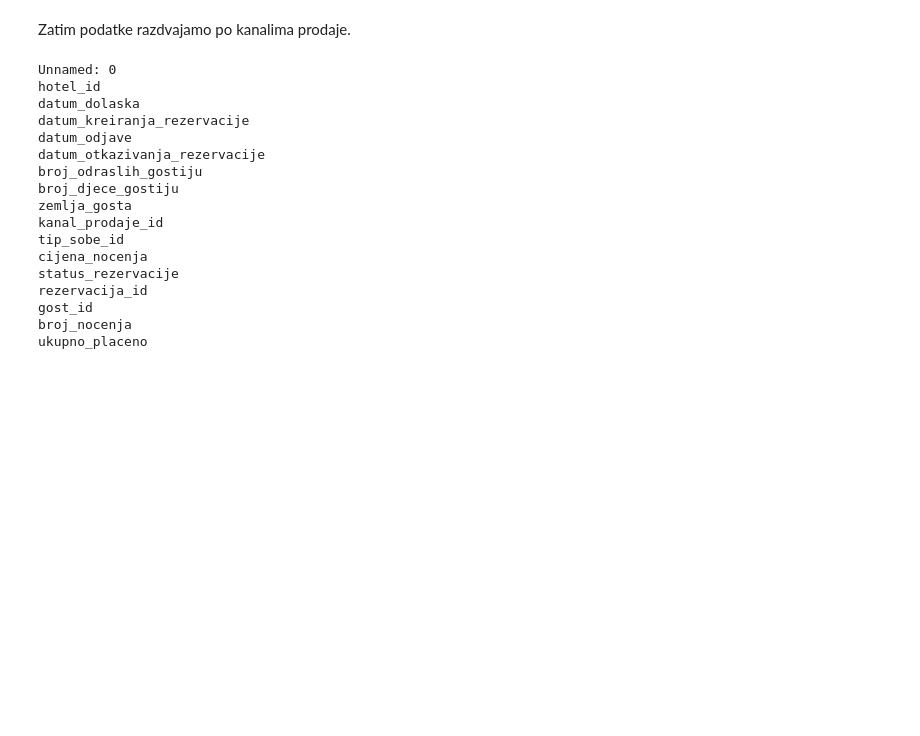
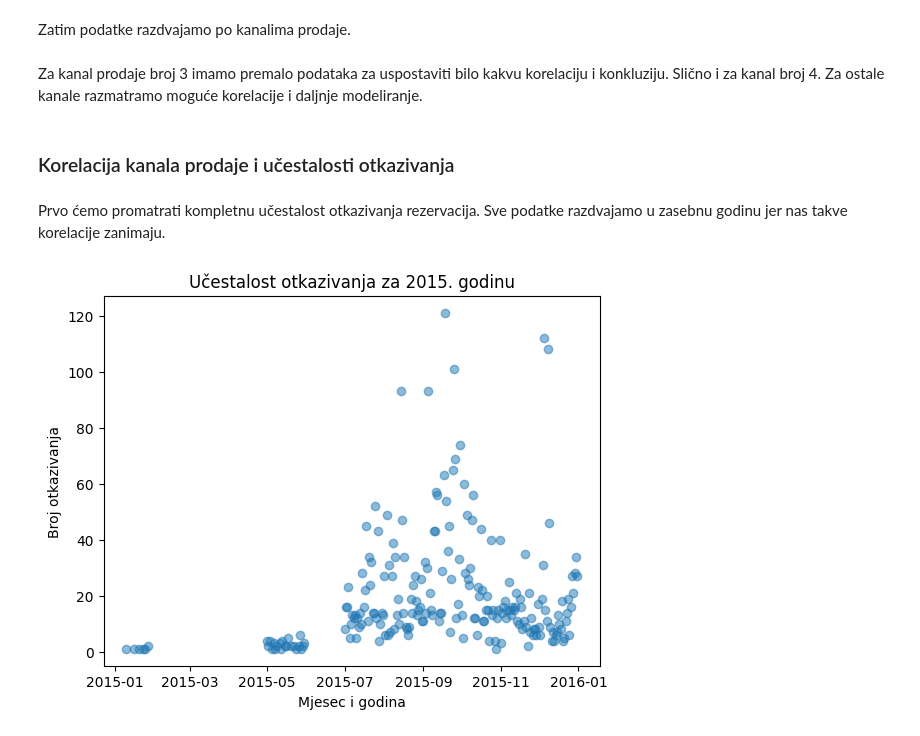
Before and after one commit to Matija-Kukic/lumen, a Jupyter notebook: data_cleanup/processing/processing_by_salesChannel/salesChannel_processing.ipynb, the cells around one changed output. Saved outputs shown, nothing was run; the diff lists cells and outputs as text; code cells hidden in the pictures; blank space fills up the shorter version.

```diff
--- a/data_cleanup/processing/processing_by_salesChannel/salesChannel_processing.ipynb
+++ b/data_cleanup/processing/processing_by_salesChannel/salesChannel_processing.ipynb
@@ -18,7 +19,10 @@ filePath = str(path)
 filePath += "/cleaned_data.csv"
 #print(filePath)
 dataFrame = pd.read_csv(filePath)
-#dataFrame.info()
+dataFrame["datum_dolaska"] = pd.to_datetime(dataFrame["datum_dolaska"]).dt.date
+dataFrame["datum_kreiranja_rezervacije"] = pd.to_datetime(dataFrame["datum_kreiranja_rezervacije"]).dt.date
+dataFrame["datum_otkazivanja_rezervacije"] = pd.to_datetime(dataFrame["datum_otkazivanja_rezervacije"]).dt.date
+dataFrame.info()
 # %% [output]
 <class 'pandas.core.frame.DataFrame'>
 RangeIndex: 93962 entries, 0 to 93961
@@ -68,21 +74,38 @@ ax.bar(labels, values)
 # %% [markdown]
 Zatim podatke razdvajamo po kanalima prodaje.
 # %%
+dfSalesChannel0 = dataFrame[dataFrame["kanal_prodaje_id"] == 0]
+dfSalesChannel1 = dataFrame[dataFrame["kanal_prodaje_id"] == 1]
+dfSalesChannel2 = dataFrame[dataFrame["kanal_prodaje_id"] == 2]
+dfSalesChannel3 = dataFrame[dataFrame["kanal_prodaje_id"] == 3]
+dfSalesChannel4 = dataFrame[dataFrame["kanal_prodaje_id"] == 4]
-# %% [output]
-Unnamed: 0
-hotel_id
-datum_dolaska
-datum_kreiranja_rezervacije
-datum_odjave
-datum_otkazivanja_rezervacije
-broj_odraslih_gostiju
-broj_djece_gostiju
-zemlja_gosta
-kanal_prodaje_id
-tip_sobe_id
-cijena_nocenja
-status_rezervacije
-rezervacija_id
-gost_id
-broj_nocenja
-ukupno_placeno
+# %% [markdown]
+Za kanal prodaje broj 3 imamo premalo podataka za uspostaviti bilo kakvu korelaciju i konkluziju. Slično i za kanal broj 4.
+Za ostale kanale razmatramo moguće korelacije i daljnje modeliranje.
+# %% [markdown]
+### Korelacija kanala prodaje i učestalosti otkazivanja
+# %% [markdown]
+Prvo ćemo promatrati kompletnu učestalost otkazivanja rezervacija. Sve podatke razdvajamo u zasebnu godinu jer nas takve korelacije zanimaju.
+# %%
+fullCancelDF = dataFrame["status_rezervacije"] == "Canceled"
+fullCancelDF = dataFrame[fullCancelDF]
+#print(fullCancelDF)
+
+cancelDates = list(date for date in fullCancelDF["datum_dolaska"])
+#possibleYears = set(date.year for date in cancelDates)
+#print(possibleYears)
+cd15 = dict()
+for date in cancelDates:
+    if date.year == 2015:
+        if date in cd15:
+            cd15[date] += 1
+        else:
+            cd15[date] = 1
+#print(cd15)
+plt.scatter(list(cd15.keys()), list(cd15.values()), alpha=0.5)
+plt.title("Učestalost otkazivanja za 2015. godinu")
+plt.xlabel("Mjesec i godina")
+plt.ylabel('Broj otkazivanja')
+plt.show()
+# %% [output]
+[figure, added]
```
Also changed, not shown: parts of 18 cells of this notebook.
